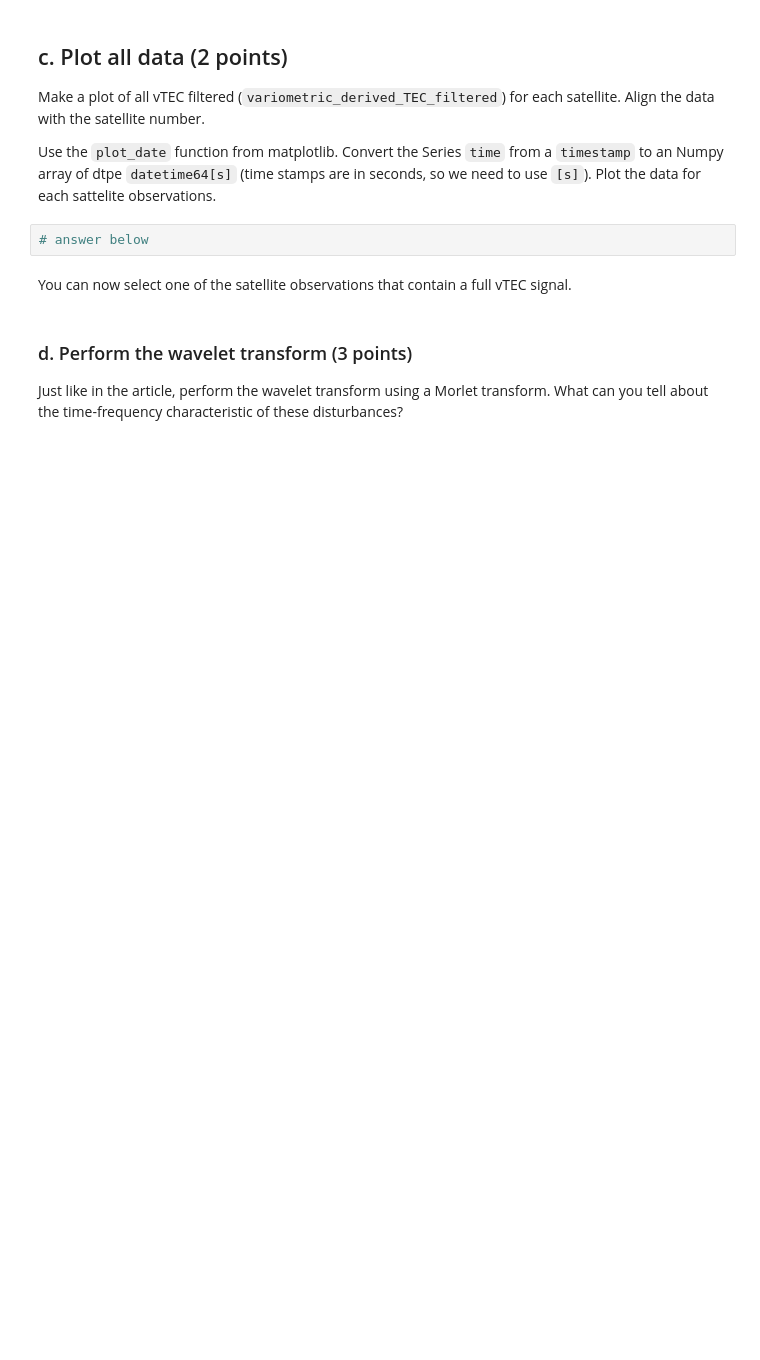
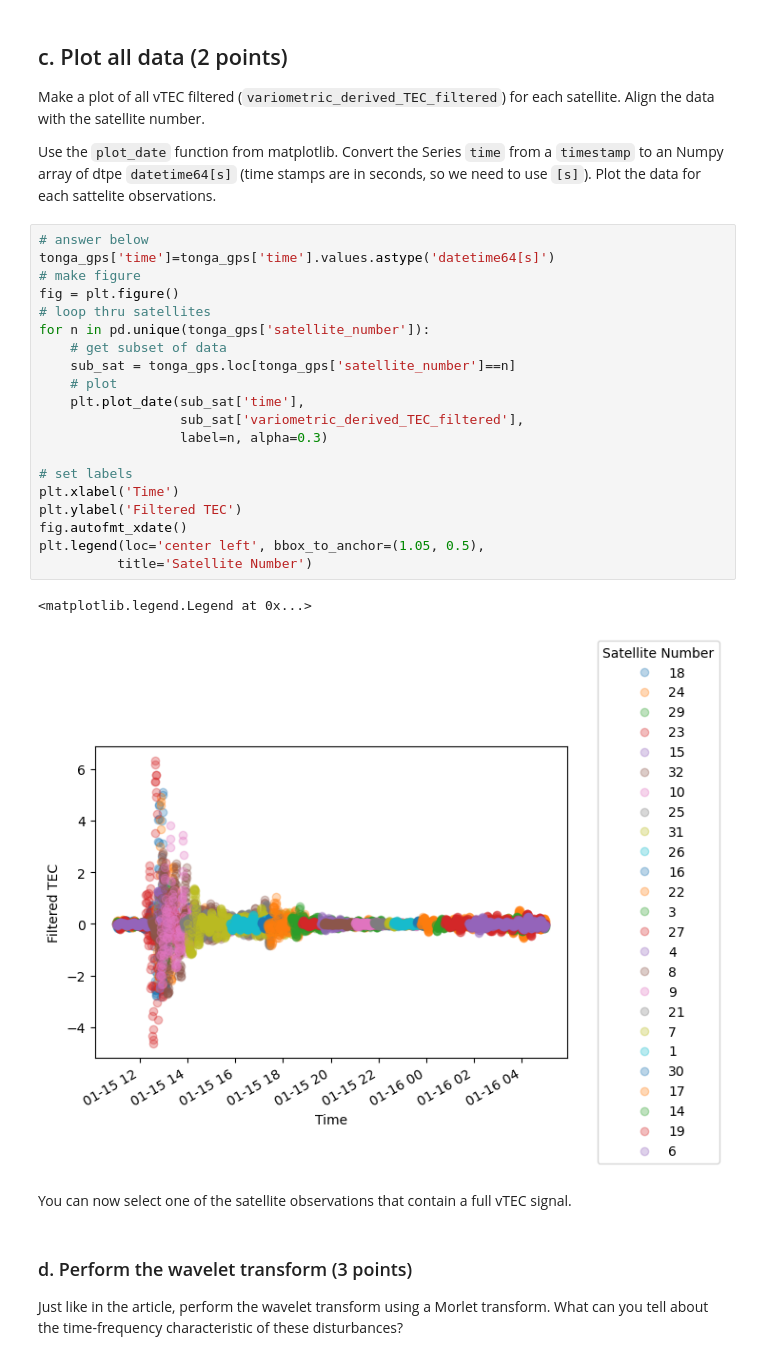
Before and after one commit to UW-ESS-DS/mlgeo2022_2127014, a Jupyter notebook: homework/homework_4.ipynb, the cells around one changed output. Drawn from its saved outputs; the diff is of its cells as text; blank space fills up the shorter version.

```diff
--- a/homework/homework_4.ipynb
+++ b/homework/homework_4.ipynb
@@ -260,8 +276,29 @@ Get the station name by splitting the string of the file name and getting the ch
 Make a plot of all vTEC filtered (``variometric_derived_TEC_filtered``) for each satellite. Align the data with the satellite number.
 
 Use the ``plot_date`` function from matplotlib. Convert the Series ``time`` from a ``timestamp`` to an Numpy array of dtpe ``datetime64[s]`` (time stamps are in seconds, so we need to use ``[s]``). Plot the data for each sattelite observations.
-# %%
-# answer below
+# %%
+# answer below
+tonga_gps['time']=tonga_gps['time'].values.astype('datetime64[s]')
+# make figure
+fig = plt.figure()
+# loop thru satellites
+for n in pd.unique(tonga_gps['satellite_number']):
+    # get subset of data
+    sub_sat = tonga_gps.loc[tonga_gps['satellite_number']==n]
+    # plot
+    plt.plot_date(sub_sat['time'],
+                  sub_sat['variometric_derived_TEC_filtered'],
+                  label=n, alpha=0.3)
+
+# set labels
+plt.xlabel('Time')
+plt.ylabel('Filtered TEC')
+fig.autofmt_xdate()
+plt.legend(loc='center left', bbox_to_anchor=(1.05, 0.5),
+          title='Satellite Number')
+# %% [output]
+<matplotlib.legend.Legend at 0x...>
+[figure, added]
 # %% [markdown]
 You can now select one of the satellite observations that contain a full vTEC signal.
 # %% [markdown]
```
Also changed, not shown: parts of 38 cells of this notebook, 1 other file.
